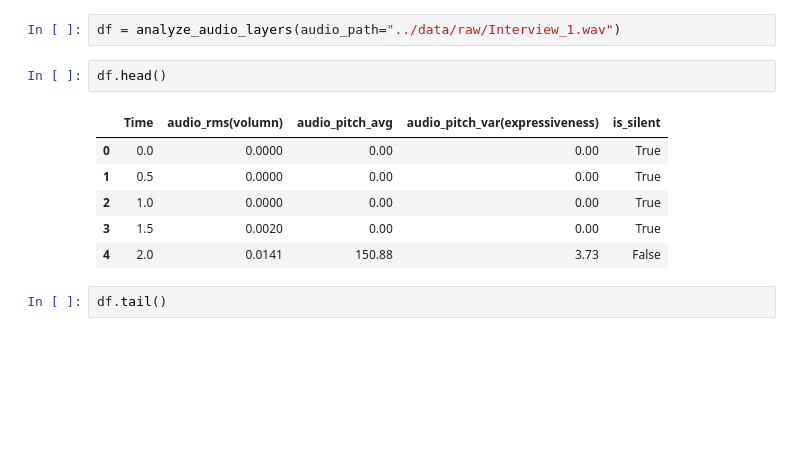
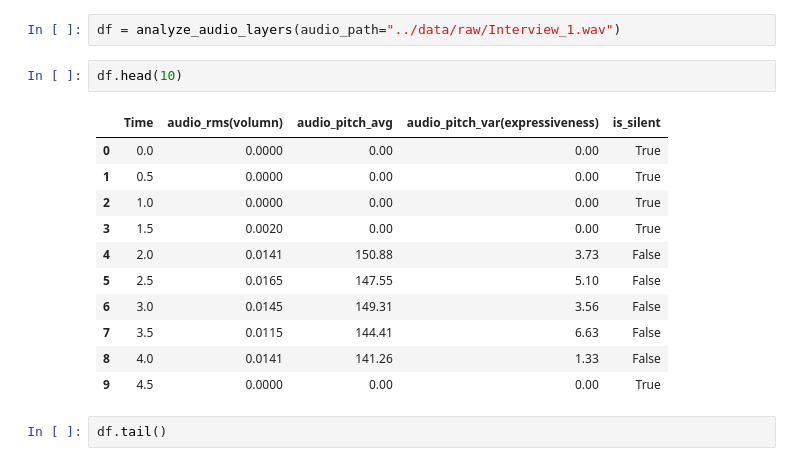
Before and after one commit to Ak62007/Multimodel-Reasoning, a Jupyter notebook: notebooks/audio_testing.ipynb, the cells around one changed output. Cells and saved outputs as stored; diff of their text form; blank space fills up the shorter version.

```diff
--- a/notebooks/audio_testing.ipynb
+++ b/notebooks/audio_testing.ipynb
@@ -151,14 +151,19 @@ def analyze_audio_layers(audio_path: str, segment_length: float=0.5) -> pd.DataF
 # %%
 df = analyze_audio_layers(audio_path="../data/raw/Interview_1.wav")
 # %%
-df.head()
+df.head(10)
 # %% [output]
 |  | Time | audio_rms(volumn) | audio_pitch_avg | audio_pitch_var(expressiveness) | is_silent |
 | 0 | 0.0 | 0.0000 | 0.00 | 0.00 | True |
 | 1 | 0.5 | 0.0000 | 0.00 | 0.00 | True |
 | 2 | 1.0 | 0.0000 | 0.00 | 0.00 | True |
 | 3 | 1.5 | 0.0020 | 0.00 | 0.00 | True |
 | 4 | 2.0 | 0.0141 | 150.88 | 3.73 | False |
+| 5 | 2.5 | 0.0165 | 147.55 | 5.10 | False |
+| 6 | 3.0 | 0.0145 | 149.31 | 3.56 | False |
+| 7 | 3.5 | 0.0115 | 144.41 | 6.63 | False |
+| 8 | 4.0 | 0.0141 | 141.26 | 1.33 | False |
+| 9 | 4.5 | 0.0000 | 0.00 | 0.00 | True |
 # %%
 df.tail()
 # %% [output]
```
Also changed, not shown: parts of 18 cells of this notebook, 2 other files.
